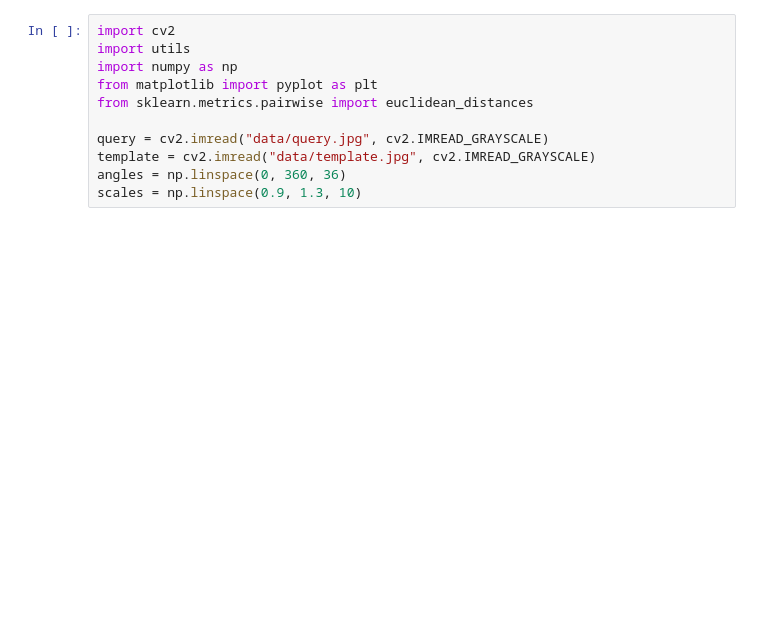
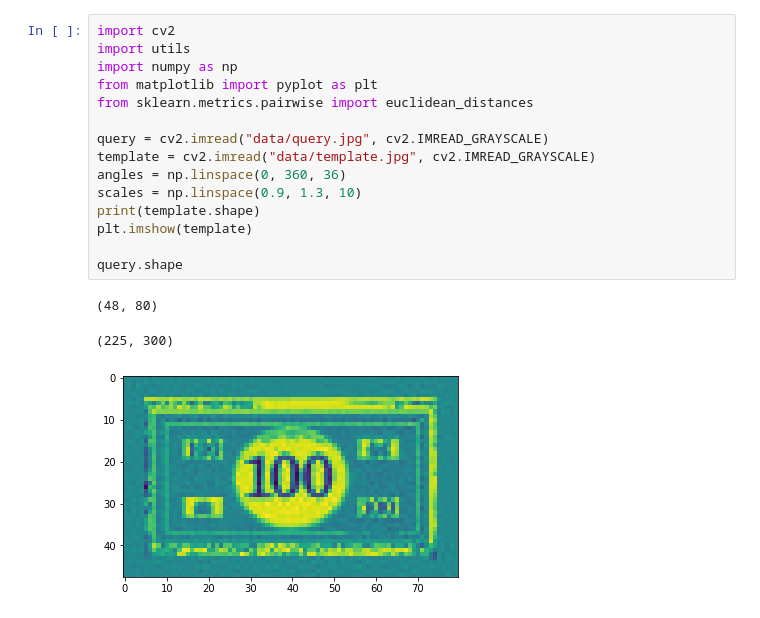
Before and after one commit to px39n/E3, a Jupyter notebook: Test.ipynb, the cells around one changed output. Cells and saved outputs as stored; diff of their text form; blank space fills up the shorter version.

```diff
--- a/Test.ipynb
+++ b/Test.ipynb
@@ -1,13 +1,21 @@
 # %%
 import cv2
 import utils
 import numpy as np
 from matplotlib import pyplot as plt
 from sklearn.metrics.pairwise import euclidean_distances
 
 query = cv2.imread("data/query.jpg", cv2.IMREAD_GRAYSCALE)
 template = cv2.imread("data/template.jpg", cv2.IMREAD_GRAYSCALE)
 angles = np.linspace(0, 360, 36)
 scales = np.linspace(0.9, 1.3, 10)
+print(template.shape)
+plt.imshow(template)
+
+query.shape
+# %% [output]
+(48, 80)
+(225, 300)
+[figure, added]
 # %%
 
```
Also changed, not shown: parts of 5 cells of this notebook, 3 other files.
